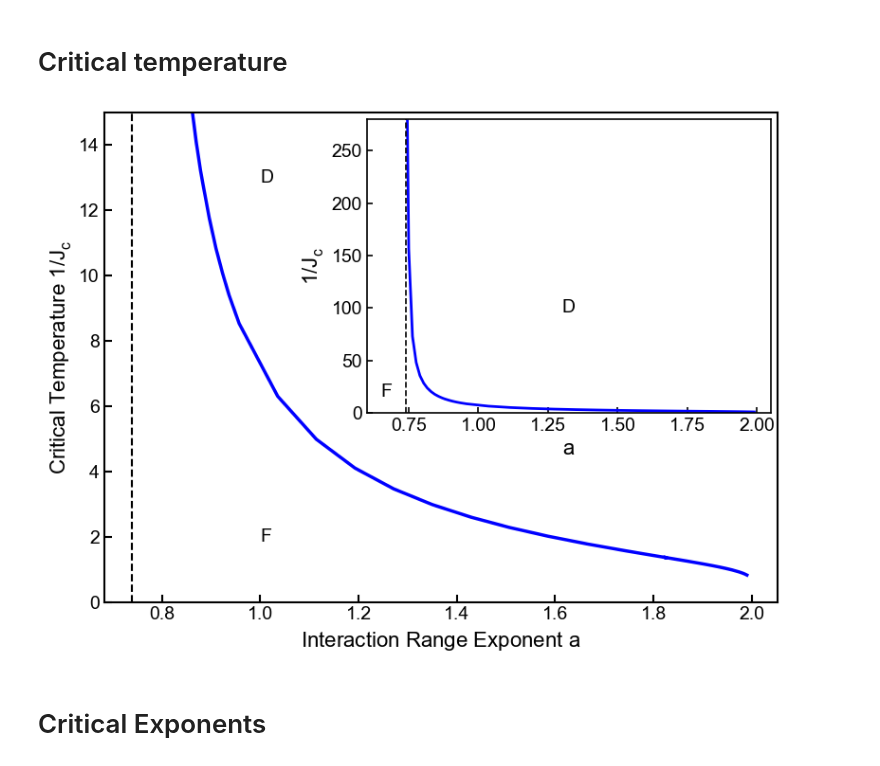
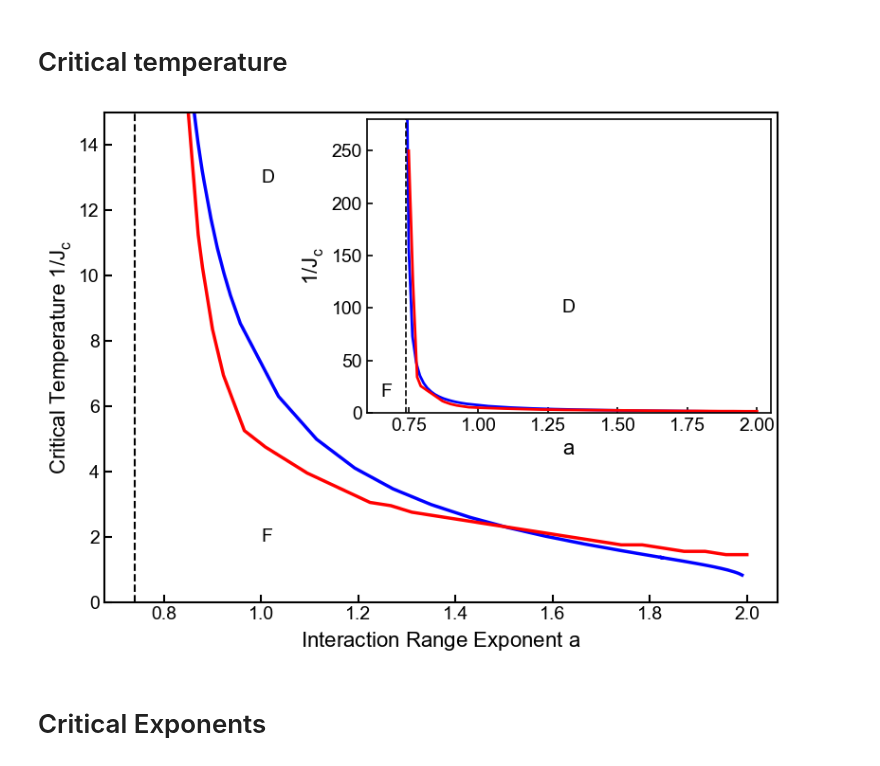
Before and after one commit to erbilcanartun/long-range-ising-chain, a Jupyter notebook: notebooks/plot_data.ipynb, the cells around one changed output. Drawn from its saved outputs; the diff is of its cells as text; code cells hidden in the pictures.

```diff
--- a/notebooks/plot_data.ipynb
+++ b/notebooks/plot_data.ipynb
@@ -31,31 +31,35 @@ ax.set_ylim(0, 15)
 ax.tick_params(axis='both', which='major', labelsize=14, width=1.5, length=6, direction='in')
 for spine in ax.spines.values():
     spine.set_linewidth(1.5)
 
 # Inset
 ax_inset = inset_axes(ax, width="60%", height="60%", loc='upper right')
 ax_inset.plot(n_values, 1/Jcs, marker='', color='b', linewidth=2)
 ax_inset.axvline(x=0.74, color='k', linestyle='--', linewidth=1.2)
 ax_inset.set_xlabel('$a$', fontsize=16, fontweight='normal')
 ax_inset.set_ylabel('$1/J_c$', fontsize=16, fontweight='normal')
 ax_inset.grid(False)
 ax_inset.set_xlim(0.6, 2.05)
 ax_inset.set_ylim(0, 280)
 ax_inset.tick_params(axis='both', which='major', labelsize=14, width=1.2, length=4, direction='in')
 for spine in ax_inset.spines.values():
     spine.set_linewidth(1.2)
 
 ax.text(1, 13, 'D', fontsize=14, color='k', ha='left', va='center')
 ax.text(1, 2, 'F', fontsize=14, color='k', ha='left', va='center')
 
 ax_inset.text(1.3, 100, 'D', fontsize=14, color='k', ha='left', va='center')
 ax_inset.text(.65, 20, 'F', fontsize=14, color='k', ha='left', va='center')
 
+ax.plot(a_values, critical_one_over_J, marker='', color='r', linewidth=2.5)
+ax_inset.plot(a_values, critical_one_over_J, marker='', color='r', linewidth=2)
+
+
 # Adjust layout to prevent overlap
 fig.tight_layout()
 
 # Save and show the plot
 #plt.savefig('../figures/critical_temperature.png', bbox_inches='tight')
 plt.show()
 # %% [output]
-[figure, old version]
+[figure, new version]
```
Also changed, not shown: parts of 1 cell of this notebook, 5 other files.
